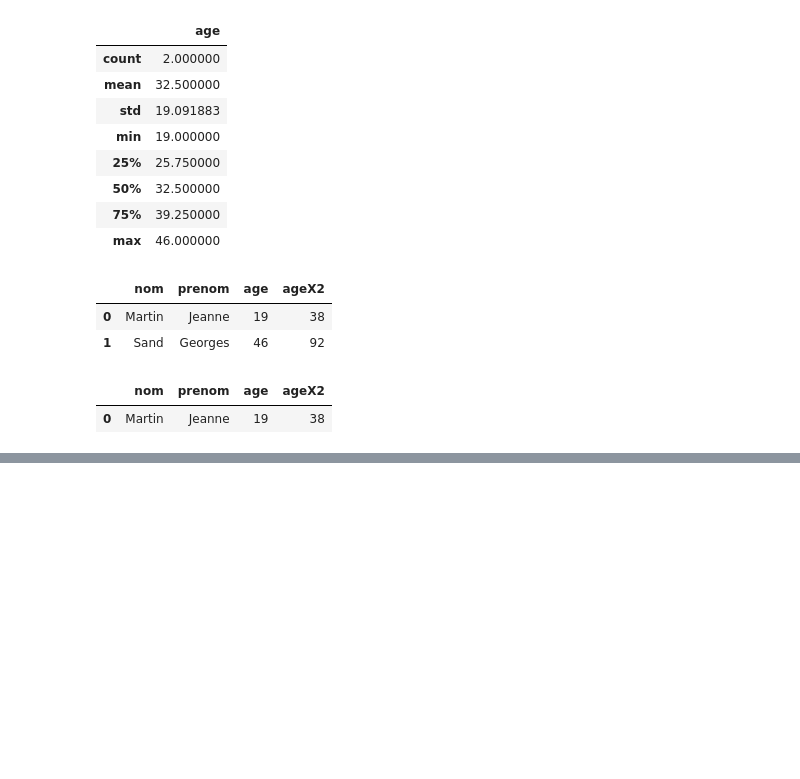
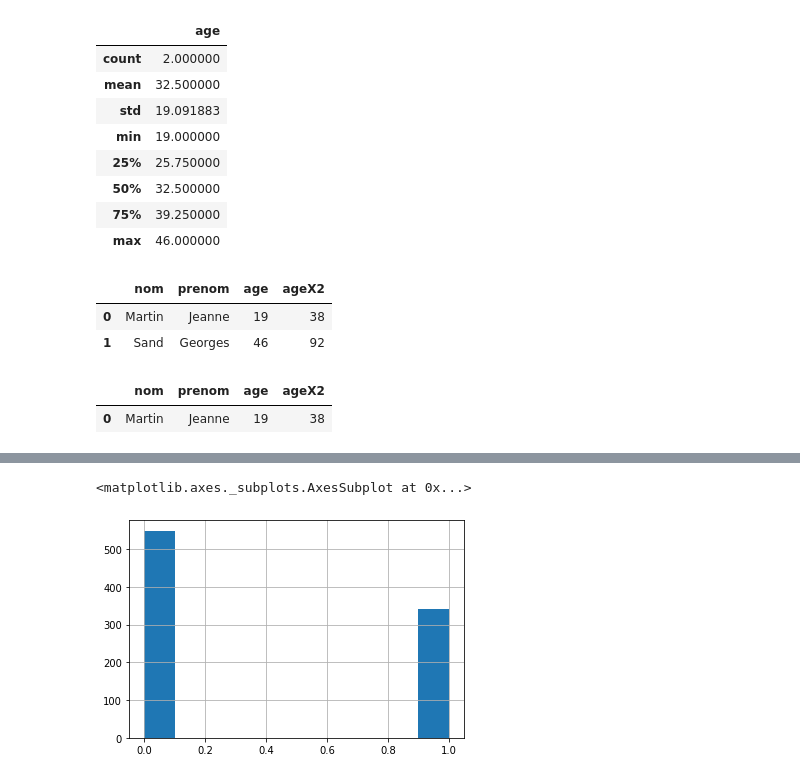
Before and after one commit to komi24/pythonAriane202009, a Jupyter notebook: Intro.ipynb, the cells around one changed output, grey strips where cells are left out. Drawn from its saved outputs; the diff is of its cells as text; code cells hidden in the pictures; blank space fills up the shorter version.

```diff
--- a/Intro.ipynb
+++ b/Intro.ipynb
@@ -424,0 +444,5 @@ df[df.age < 20]
+# %%
+df.Survived.hist()
+# %% [output]
+<matplotlib.axes._subplots.AxesSubplot at 0x...>
+[figure, added]
```
Also changed, not shown: parts of 17 cells of this notebook, 1 other file.
